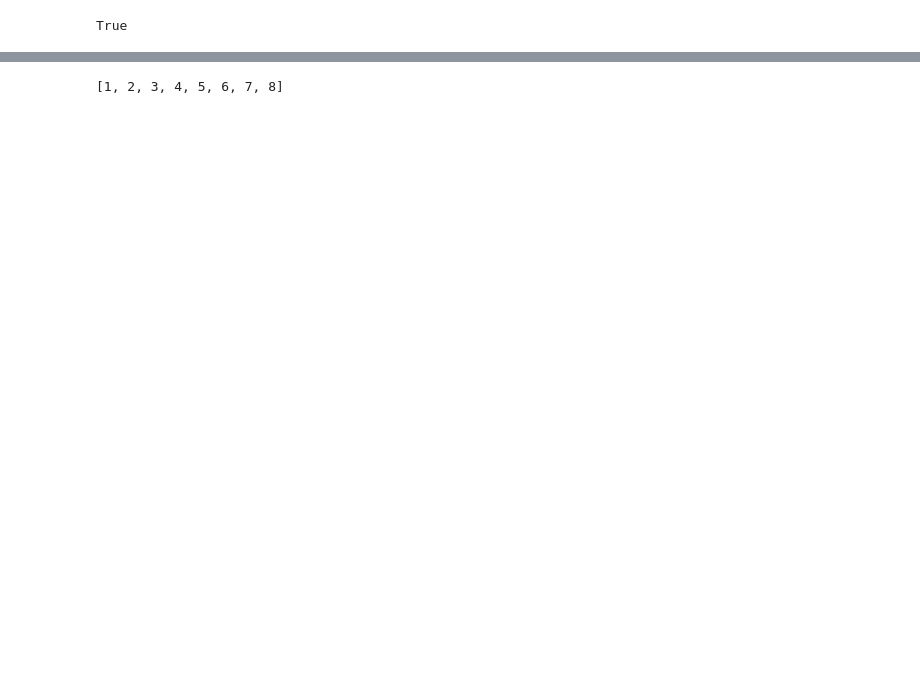
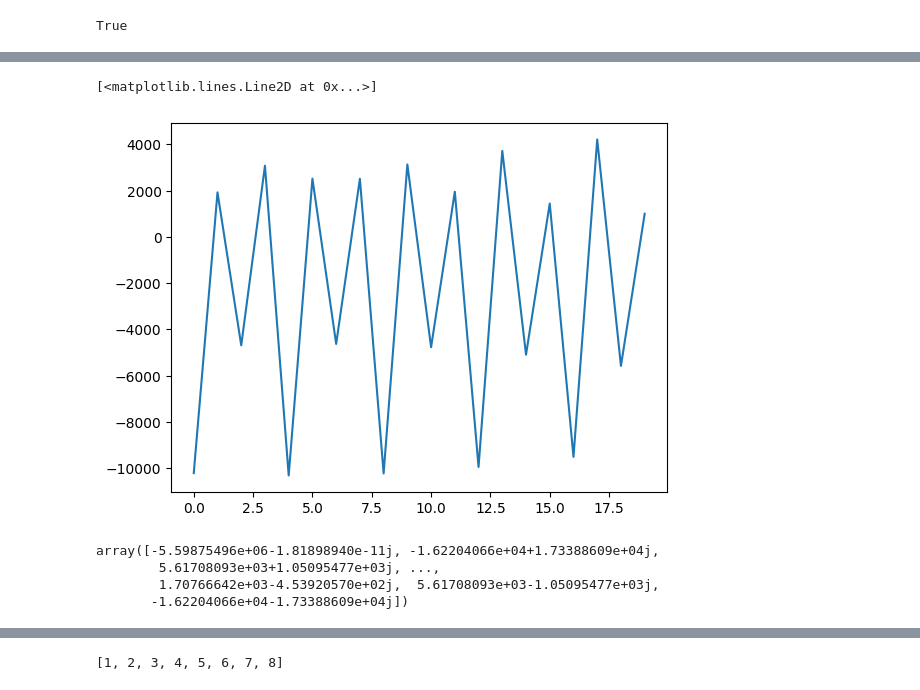
Before and after one commit to Rohan-Pandey1729/Neuro-Hackathon-2024, a Jupyter notebook: get_data.ipynb, the cells around one changed output, grey strips where cells are left out. Cells and saved outputs as stored; diff of their text form; code cells hidden in the pictures; blank space fills up the shorter version.

```diff
--- a/get_data.ipynb
+++ b/get_data.ipynb
@@ -63,3 +66,15 @@ data.shape
+# %%
+plt.plot(data[1, 20:40])
+# %% [output]
+[<matplotlib.lines.Line2D at 0x...>]
+[figure, added]
+# %%
+np.fft.fft(data[1])
+# %% [output]
+array([-5.59875496e+06-1.81898940e-11j, -1.62204066e+04+1.73388609e+04j,
+        5.61708093e+03+1.05095477e+03j, ...,
+        1.70766642e+03-4.53920570e+02j,  5.61708093e+03-1.05095477e+03j,
+       -1.62204066e+04-1.73388609e+04j])
 # %%
 fig, axs = plt.subplots(6, 4, constrained_layout=True, figsize=(20, 10))
 for i in range(6):
```
Also changed, not shown: parts of 8 cells of this notebook, 41 other files.
